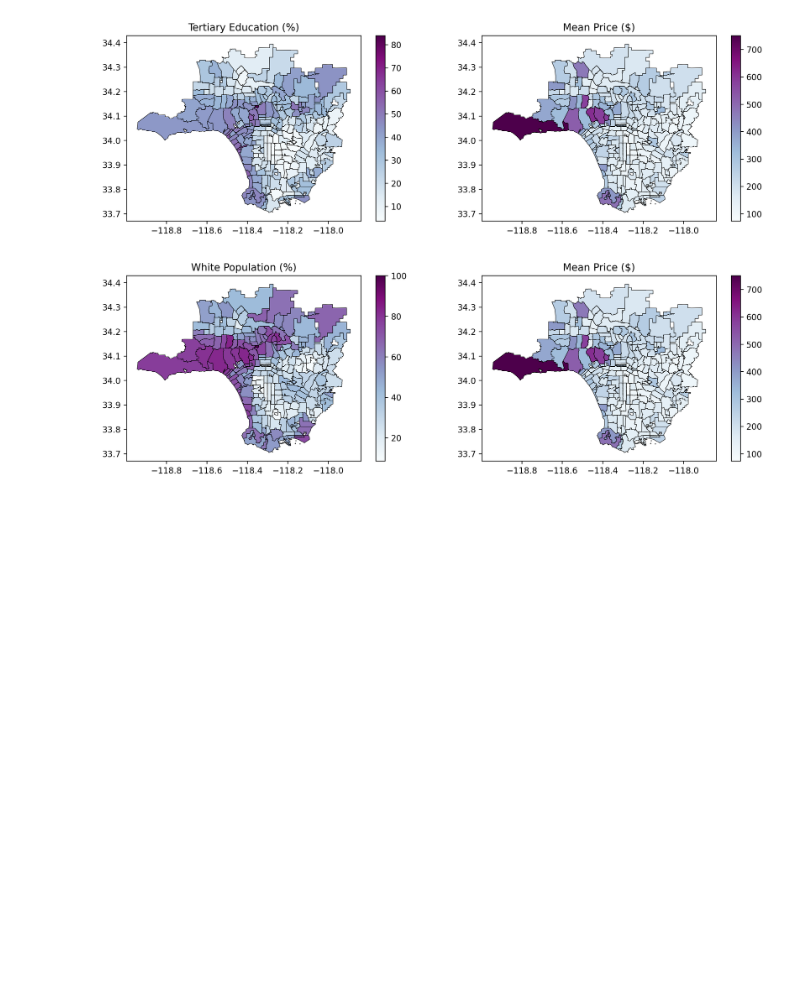
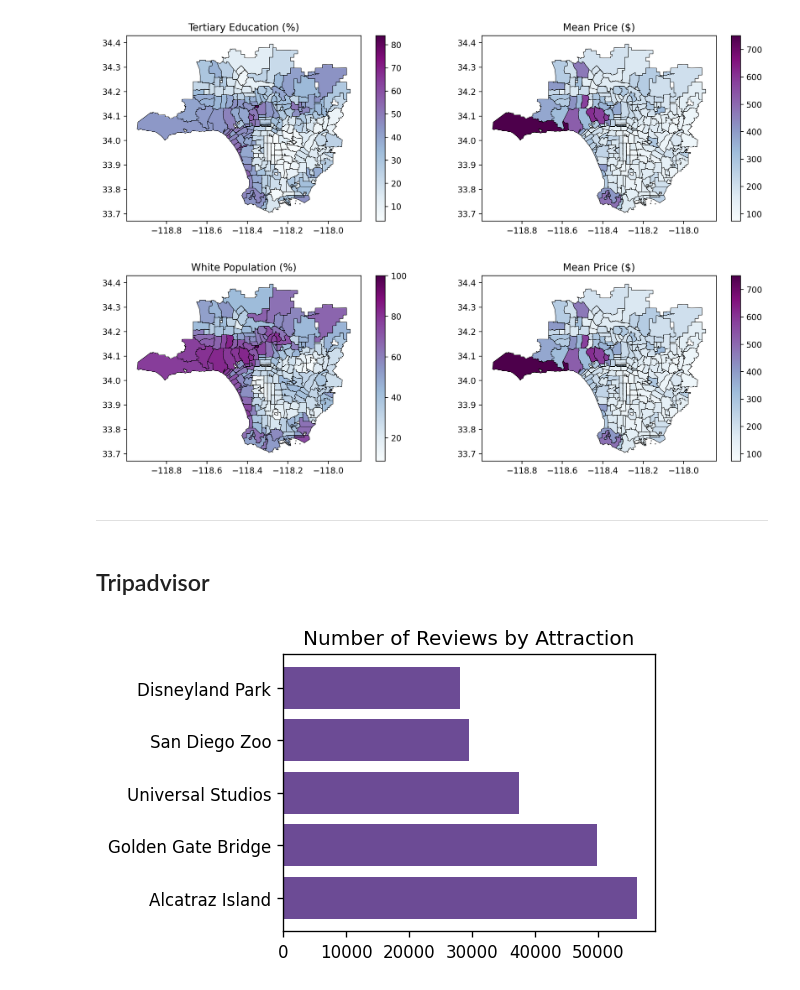
Before and after one commit to SameeckBhatia/Airbnb-ML-Economist, a Jupyter notebook: la_airbnb.ipynb, the cells around one changed output. Saved outputs shown, nothing was run; the diff lists cells and outputs as text; code cells hidden in the pictures; blank space fills up the shorter version.

Commit message:
Plotting the attractions data

```diff
--- a/la_airbnb.ipynb
+++ b/la_airbnb.ipynb
@@ -343,3 +344,31 @@ gax2.set_title("Mean Price ($)")
 plt.show()
 # %% [output]
 [figure]
+# %% [markdown]
+---
+# %% [markdown]
+## Tripadvisor
+# %%
+# Importing
+attractions = pd.read_csv("supplemental_data/attractions.csv")
+
+# Cleaning
+attractions["coordinates"] = list(
+    zip(attractions.longitude, attractions.latitude))
+attractions["coordinates"] = attractions["coordinates"].apply(Point)
+top_attractions = attractions.head()
+attractions_gdf = gpd.GeoDataFrame(attractions, geometry="coordinates",
+                                   crs="EPSG:4326")
+la_attractions_gdf = attractions_gdf.cx[-119:-117, 33.81:34.25]
+# %%
+# Plotting
+fig, ax = plt.subplots(figsize=(4, 3), dpi=120)
+ax.barh(top_attractions["attraction"], top_attractions["num_reviews"],
+        color=fill)
+
+# Formatting
+ax.set_title("Number of Reviews by Attraction")
+
+plt.show()
+# %% [output]
+[figure, added]
```
Also changed, not shown: parts of 2 cells of this notebook.
